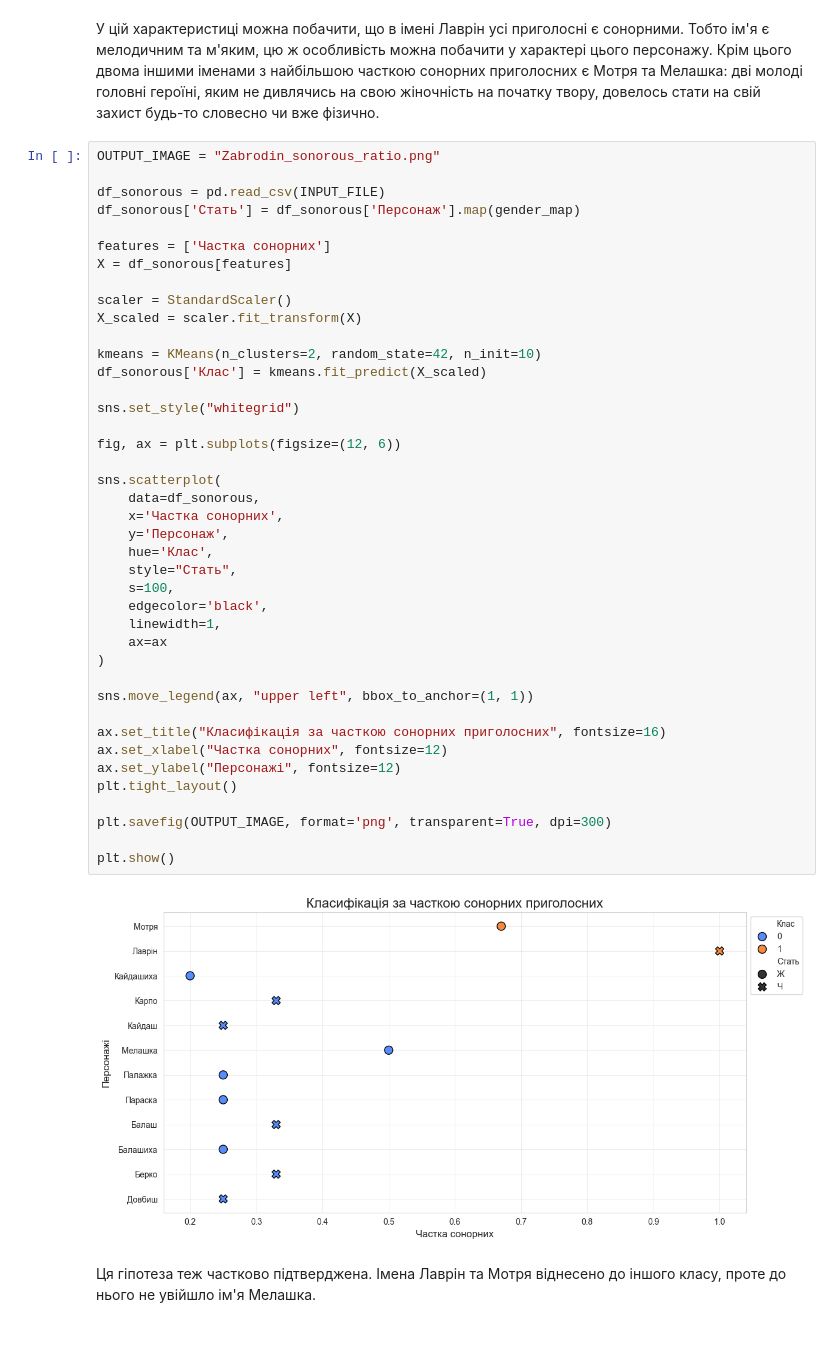
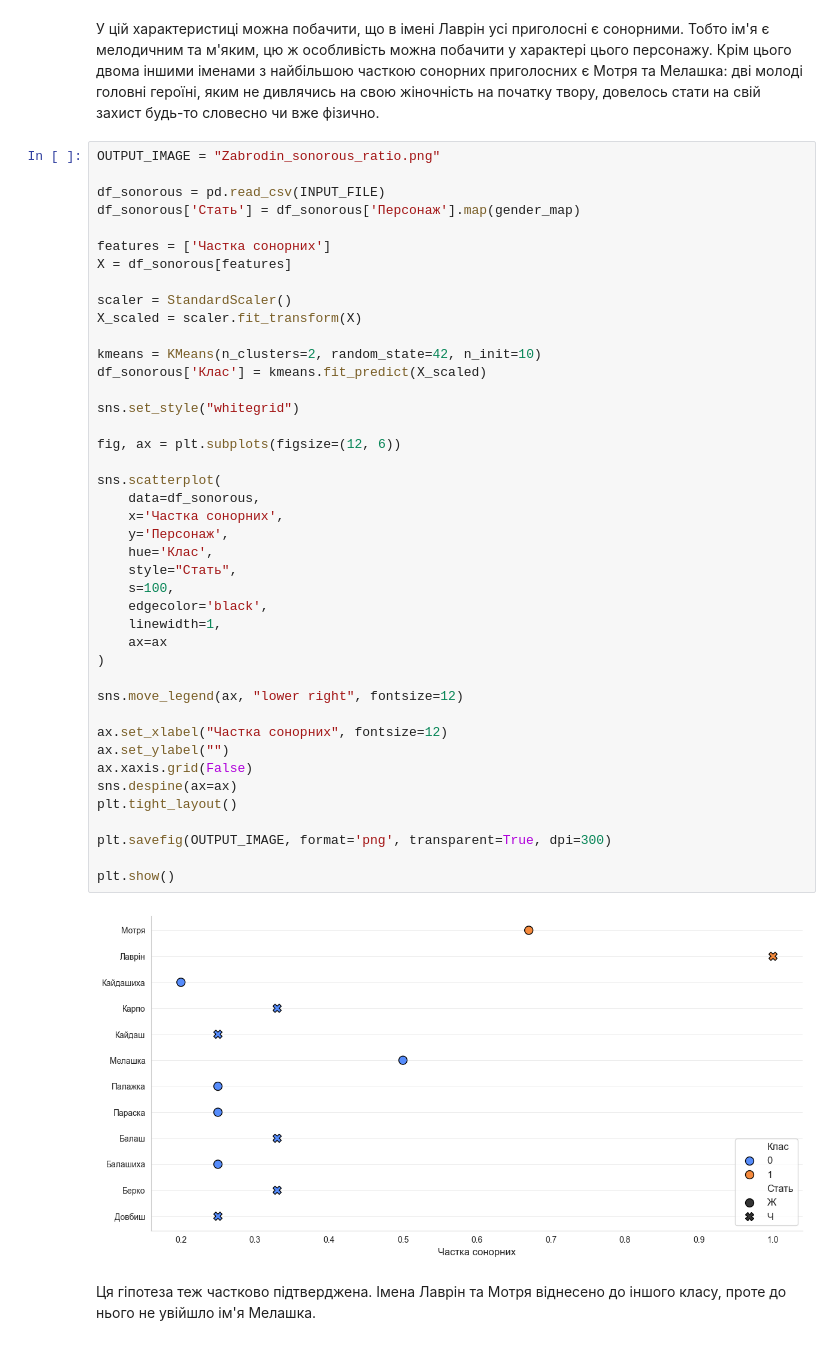
Before and after one commit to mzabrodin/nlp-book-analysis, a Jupyter notebook: lab02/Zabrodin_file_6.ipynb, the cells around one changed output. Saved outputs shown, nothing was run; the diff lists cells and outputs as text.

```diff
--- a/lab02/Zabrodin_file_6.ipynb
+++ b/lab02/Zabrodin_file_6.ipynb
@@ -293,37 +294,38 @@ X = df_sonorous[features]
 scaler = StandardScaler()
 X_scaled = scaler.fit_transform(X)
 
 kmeans = KMeans(n_clusters=2, random_state=42, n_init=10)
 df_sonorous['Клас'] = kmeans.fit_predict(X_scaled)
 
 sns.set_style("whitegrid")
 
 fig, ax = plt.subplots(figsize=(12, 6))
 
 sns.scatterplot(
     data=df_sonorous,
     x='Частка сонорних',
     y='Персонаж',
     hue='Клас',
     style="Стать",
     s=100,
     edgecolor='black',
     linewidth=1,
     ax=ax
 )
 
-sns.move_legend(ax, "upper left", bbox_to_anchor=(1, 1))
+sns.move_legend(ax, "lower right", fontsize=12)
 
-ax.set_title("Класифікація за часткою сонорних приголосних", fontsize=16)
 ax.set_xlabel("Частка сонорних", fontsize=12)
-ax.set_ylabel("Персонажі", fontsize=12)
+ax.set_ylabel("")
+ax.xaxis.grid(False)
+sns.despine(ax=ax)
 plt.tight_layout()
 
 plt.savefig(OUTPUT_IMAGE, format='png', transparent=True, dpi=300)
 
 plt.show()
 # %% [output]
-[figure, old version]
+[figure, new version]
 # %% [markdown]
 Ця гіпотеза теж частково підтверджена. Імена Лаврін та Мотря віднесено до іншого класу, проте до нього не увійшло ім'я Мелашка.
 # %% [markdown]
```
Also changed, not shown: parts of 10 cells of this notebook, 6 other files.
